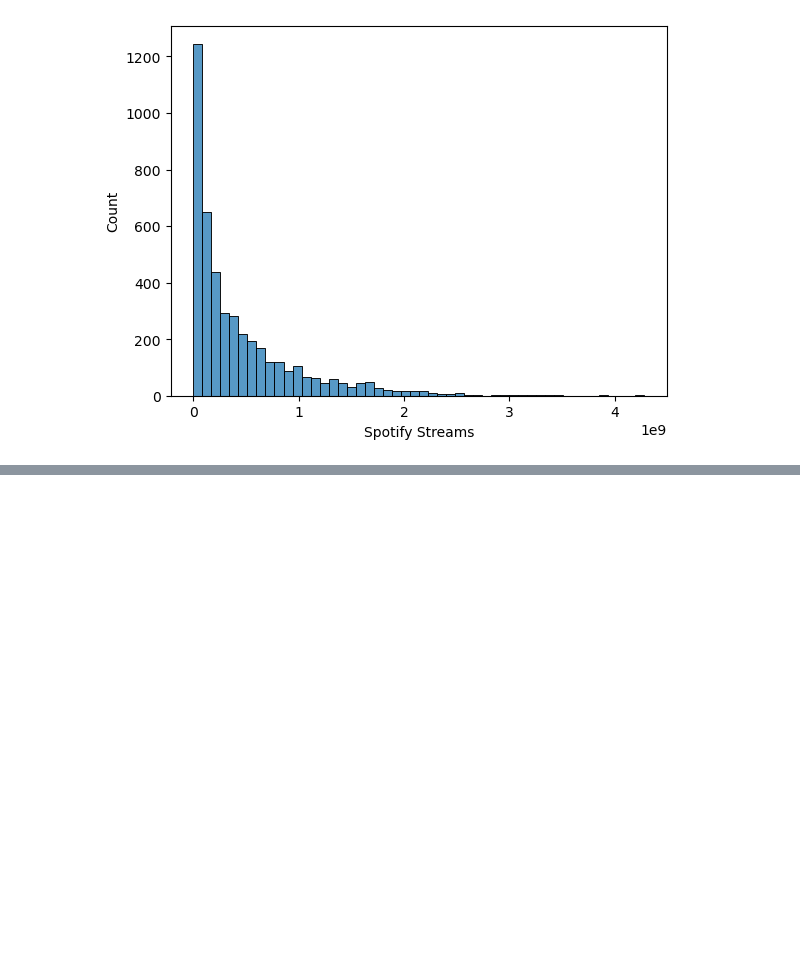
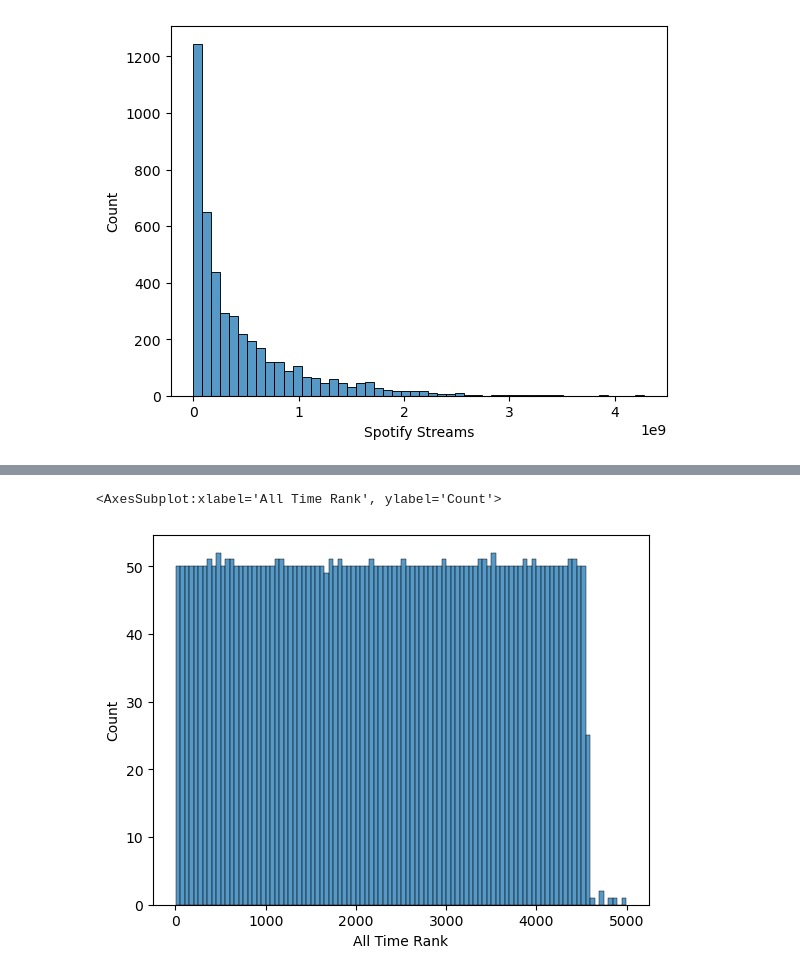
Before and after one commit to Google-Stein/CCIC-Artificial-Intelligence, a Jupyter notebook: Semester 1/Spotify/Spotify2024.ipynb, the cells around one changed output, grey strips where cells are left out. Saved outputs shown, nothing was run; the diff lists cells and outputs as text; code cells hidden in the pictures; blank space fills up the shorter version.

```diff
--- a/Semester 1/Spotify/Spotify2024.ipynb
+++ b/Semester 1/Spotify/Spotify2024.ipynb
@@ -185,0 +202,5 @@ sns.histplot(data=data, x="Shazam Counts", bins=1000, kde=False)
+# %%
+sns.histplot(data=data, x="All Time Rank", bins=100, kde=False)
+# %% [output]
+<AxesSubplot:xlabel='All Time Rank', ylabel='Count'>
+[figure, added]
```
Also changed, not shown: parts of 9 cells of this notebook.
